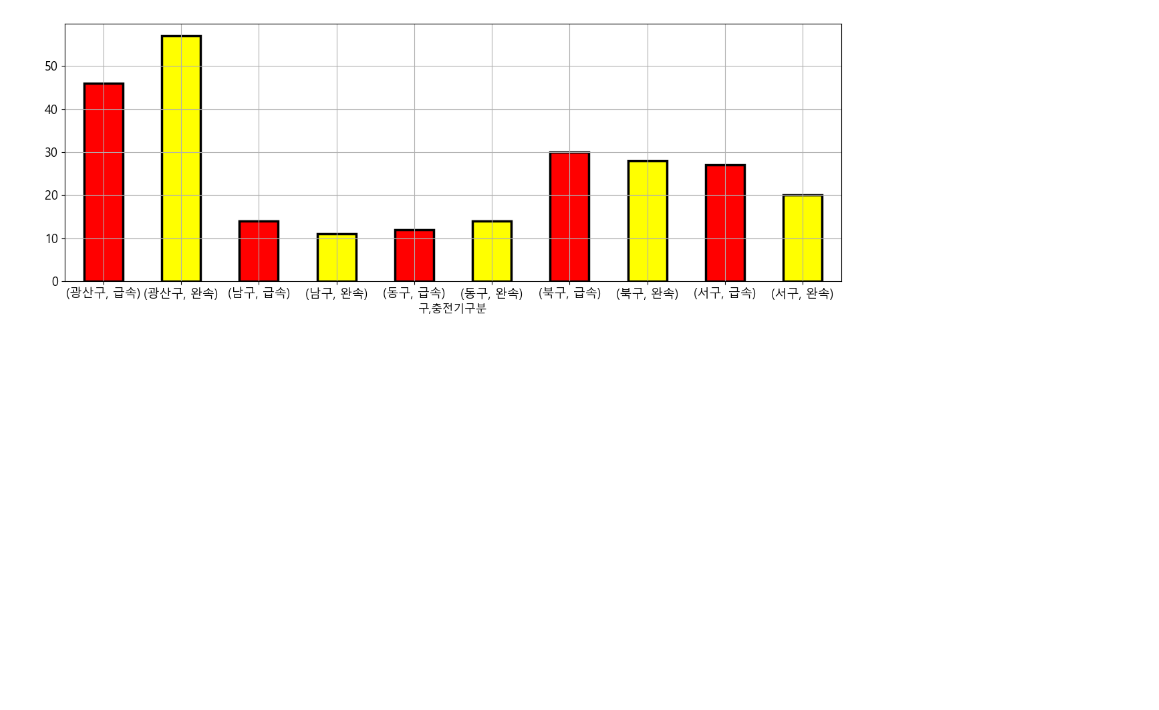
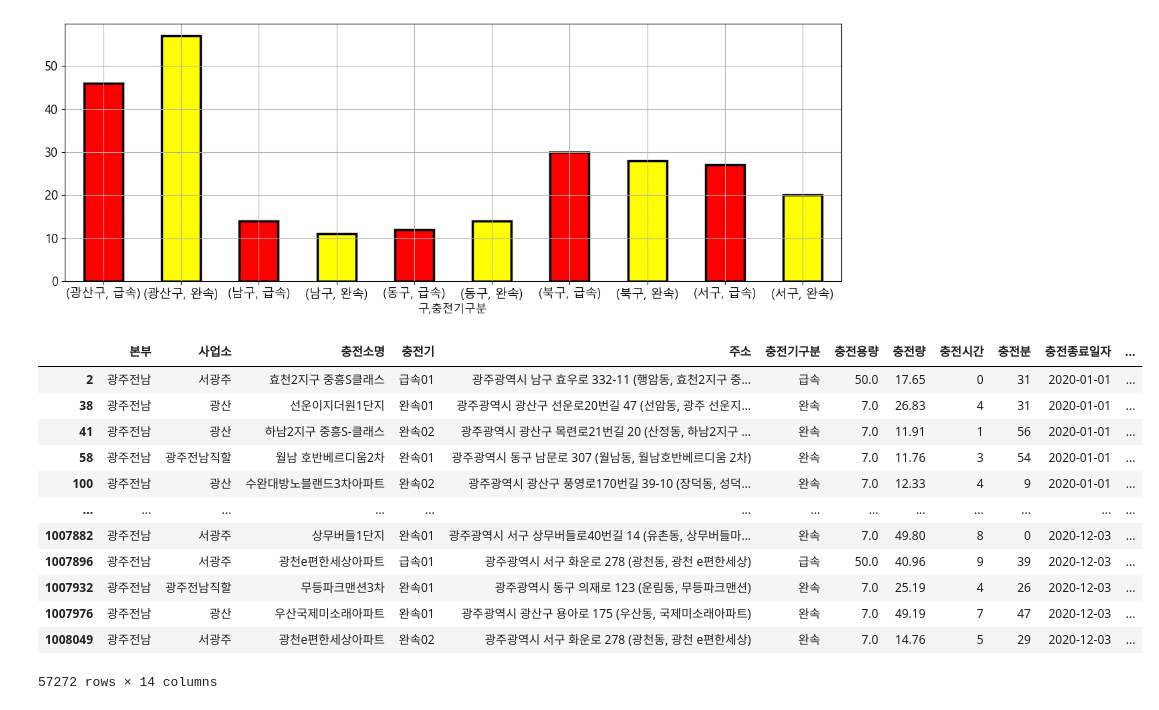
Before and after one commit to YooooSW/project_charge, a Jupyter notebook: chargerdata2020.ipynb, the cells around one changed output. Saved outputs shown, nothing was run; the diff lists cells and outputs as text; code cells hidden in the pictures; blank space fills up the shorter version.

```diff
--- a/chargerdata2020.ipynb
+++ b/chargerdata2020.ipynb
@@ -418,0 +426,16 @@ plt.xticks(rotation = 360)
+# %%
+chargecountgj20_df
+# %% [output]
+|  | 본부 | 사업소 | 충전소명 | 충전기 | 주소 | 충전기구분 | 충전용량 | 충전량 | 충전시간 | 충전분 | 충전종료일자 | ... |
+| 2 | 광주전남 | 서광주 | 효천2지구 중흥S클래스 | 급속01 | 광주광역시 남구 효우로 332-11 (행암동, 효천2지구 중... | 급속 | 50.0 | 17.65 | 0 | 31 | 2020-01-01 | ... |
+| 38 | 광주전남 | 광산 | 선운이지더원1단지 | 완속01 | 광주광역시 광산구 선운로20번길 47 (선암동, 광주 선운지... | 완속 | 7.0 | 26.83 | 4 | 31 | 2020-01-01 | ... |
+| 41 | 광주전남 | 광산 | 하남2지구 중흥S-클래스 | 완속02 | 광주광역시 광산구 목련로21번길 20 (산정동, 하남2지구 ... | 완속 | 7.0 | 11.91 | 1 | 56 | 2020-01-01 | ... |
+| 58 | 광주전남 | 광주전남직할 | 월남 호반베르디움2차 | 완속01 | 광주광역시 동구 남문로 307 (월남동, 월남호반베르디움 2차) | 완속 | 7.0 | 11.76 | 3 | 54 | 2020-01-01 | ... |
+| 100 | 광주전남 | 광산 | 수완대방노블랜드3차아파트 | 완속02 | 광주광역시 광산구 풍영로170번길 39-10 (장덕동, 성덕... | 완속 | 7.0 | 12.33 | 4 | 9 | 2020-01-01 | ... |
+| ... | ... | ... | ... | ... | ... | ... | ... | ... | ... | ... | ... | ... |
+| 1007882 | 광주전남 | 서광주 | 상무버들1단지 | 완속01 | 광주광역시 서구 상무버들로40번길 14 (유촌동, 상무버들마... | 완속 | 7.0 | 49.80 | 8 | 0 | 2020-12-03 | ... |
+| 1007896 | 광주전남 | 서광주 | 광천e편한세상아파트 | 급속01 | 광주광역시 서구 화운로 278 (광천동, 광천 e편한세상) | 급속 | 50.0 | 40.96 | 9 | 39 | 2020-12-03 | ... |
+| 1007932 | 광주전남 | 광주전남직할 | 무등파크맨션3차 | 완속01 | 광주광역시 동구 의재로 123 (운림동, 무등파크맨션) | 완속 | 7.0 | 25.19 | 4 | 26 | 2020-12-03 | ... |
+| 1007976 | 광주전남 | 광산 | 우산국제미소래아파트 | 완속01 | 광주광역시 광산구 용아로 175 (우산동, 국제미소래아파트) | 완속 | 7.0 | 49.19 | 7 | 47 | 2020-12-03 | ... |
+| 1008049 | 광주전남 | 서광주 | 광천e편한세상아파트 | 완속02 | 광주광역시 서구 화운로 278 (광천동, 광천 e편한세상) | 완속 | 7.0 | 14.76 | 5 | 29 | 2020-12-03 | ... |
+57272 rows × 14 columns
```
Also changed, not shown: parts of 4 cells of this notebook.
